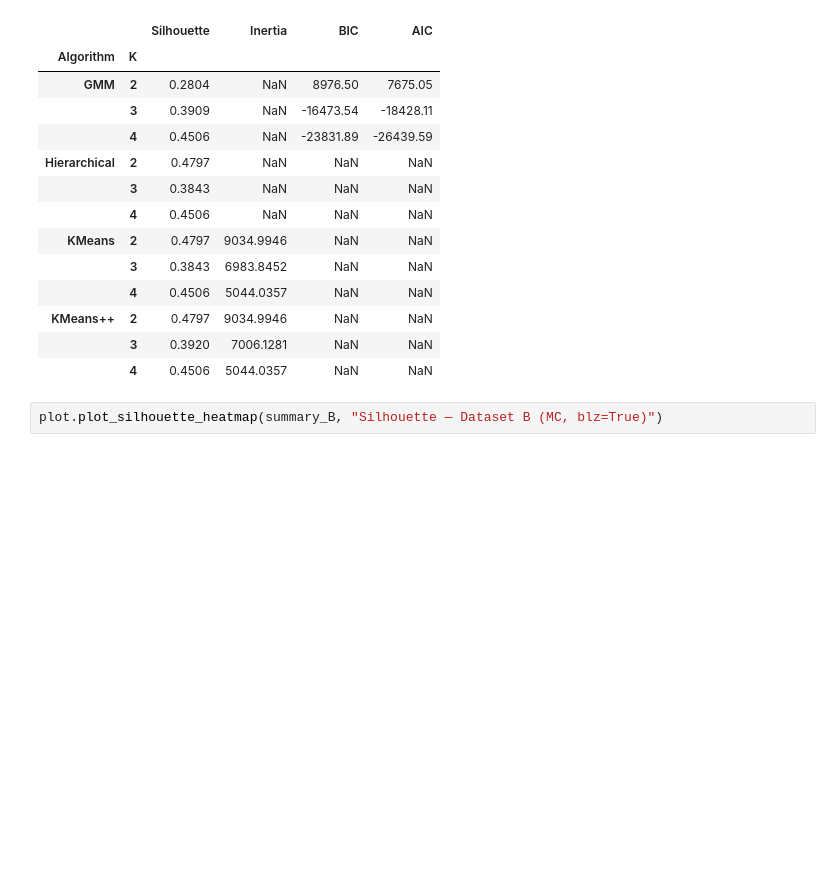
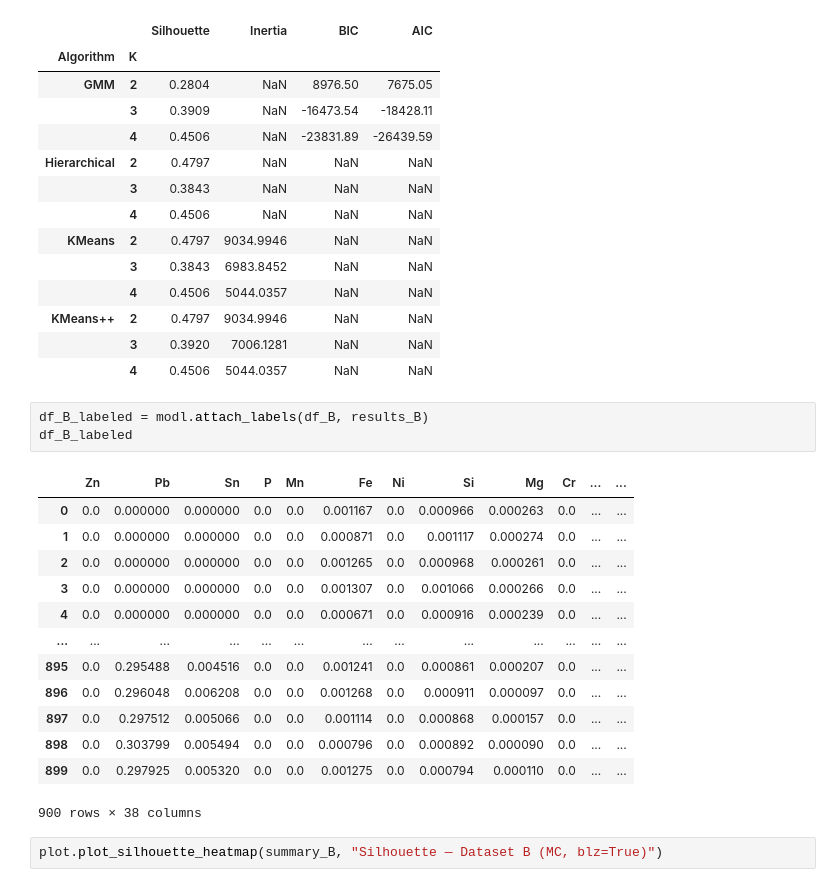
Before and after one commit to FelipeMFO-RM/elements-characterization, a Jupyter notebook: notebooks/modeling/modeling_clusterization.ipynb, the cells around one changed output. Drawn from its saved outputs; the diff is of its cells as text; blank space fills up the shorter version.

Commit message:
add model attach labels on notebook body

```diff
--- a/notebooks/modeling/modeling_clusterization.ipynb
+++ b/notebooks/modeling/modeling_clusterization.ipynb
@@ -230,6 +230,23 @@ summary_B
 | KMeans++ | 2 | 0.4797 | 9034.9946 | NaN | NaN |
 |  | 3 | 0.3920 | 7006.1281 | NaN | NaN |
 |  | 4 | 0.4506 | 5044.0357 | NaN | NaN |
+# %%
+df_B_labeled = modl.attach_labels(df_B, results_B)
+df_B_labeled
+# %% [output]
+|  | Zn | Pb | Sn | P | Mn | Fe | Ni | Si | Mg | Cr | ... | ... |
+| 0 | 0.0 | 0.000000 | 0.000000 | 0.0 | 0.0 | 0.001167 | 0.0 | 0.000966 | 0.000263 | 0.0 | ... | ... |
+| 1 | 0.0 | 0.000000 | 0.000000 | 0.0 | 0.0 | 0.000871 | 0.0 | 0.001117 | 0.000274 | 0.0 | ... | ... |
+| 2 | 0.0 | 0.000000 | 0.000000 | 0.0 | 0.0 | 0.001265 | 0.0 | 0.000968 | 0.000261 | 0.0 | ... | ... |
+| 3 | 0.0 | 0.000000 | 0.000000 | 0.0 | 0.0 | 0.001307 | 0.0 | 0.001066 | 0.000266 | 0.0 | ... | ... |
+| 4 | 0.0 | 0.000000 | 0.000000 | 0.0 | 0.0 | 0.000671 | 0.0 | 0.000916 | 0.000239 | 0.0 | ... | ... |
+| ... | ... | ... | ... | ... | ... | ... | ... | ... | ... | ... | ... | ... |
+| 895 | 0.0 | 0.295488 | 0.004516 | 0.0 | 0.0 | 0.001241 | 0.0 | 0.000861 | 0.000207 | 0.0 | ... | ... |
+| 896 | 0.0 | 0.296048 | 0.006208 | 0.0 | 0.0 | 0.001268 | 0.0 | 0.000911 | 0.000097 | 0.0 | ... | ... |
+| 897 | 0.0 | 0.297512 | 0.005066 | 0.0 | 0.0 | 0.001114 | 0.0 | 0.000868 | 0.000157 | 0.0 | ... | ... |
+| 898 | 0.0 | 0.303799 | 0.005494 | 0.0 | 0.0 | 0.000796 | 0.0 | 0.000892 | 0.000090 | 0.0 | ... | ... |
+| 899 | 0.0 | 0.297925 | 0.005320 | 0.0 | 0.0 | 0.001275 | 0.0 | 0.000794 | 0.000110 | 0.0 | ... | ... |
+900 rows × 38 columns
 # %%
 plot.plot_silhouette_heatmap(summary_B, "Silhouette — Dataset B (MC, blz=True)")
 # %% [output]
```
Also changed, not shown: parts of 1 cell of this notebook.
